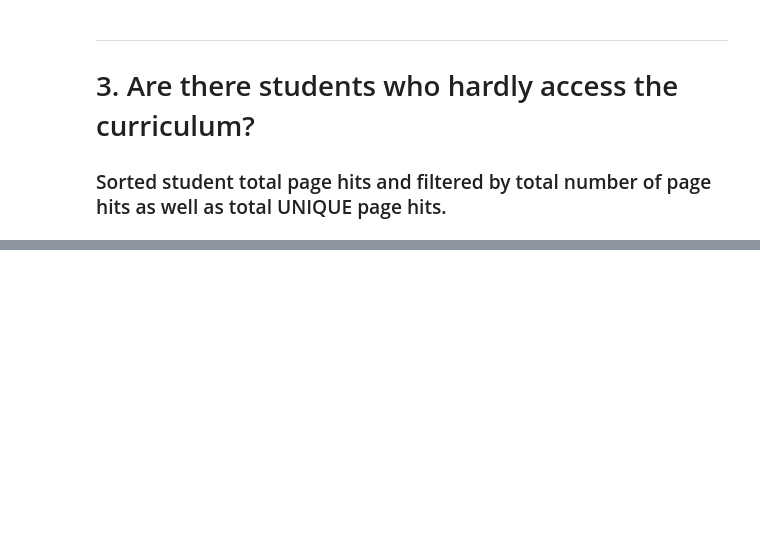
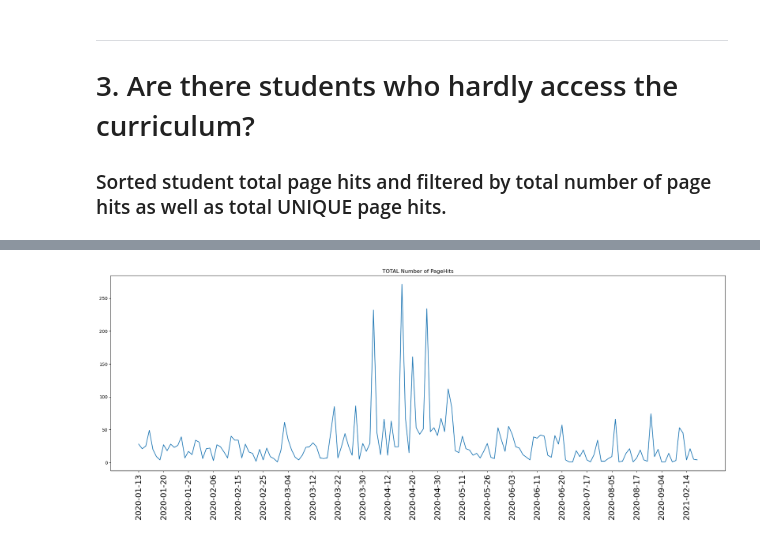
Before and after one commit to RichardAlcabes22/anomaly-detection-exercises, a Jupyter notebook: AD_project_final.ipynb, the cells around one changed output, grey strips where cells are left out. Saved outputs shown, nothing was run; the diff lists cells and outputs as text; code cells hidden in the pictures; blank space fills up the shorter version.

```diff
--- a/AD_project_final.ipynb
+++ b/AD_project_final.ipynb
@@ -141,0 +144,6 @@ page_views.sort_values('nunique',ascending=False)
+# %%
+# create a Dataframe that captures Bolinger Bands based on a Rolling-30-day Exponentially Weighted Mean
+df_time['user'] = df_time.user.astype('int')
+df0 = df_time.drop(columns=['time','timestamp'])
+df0['date'] = pd.to_datetime(df0['date'])
+df0 = df0.set_index('date')
@@ -141,0 +297,13 @@ page_views.sort_values('nunique',ascending=False)
+# %%
+# Line graph to show TOTAL daily pagehits
+date_df2 = df_time[df_time['user'] == 570].groupby('date')[['page']].count()
+
+
+plt.figure(figsize=(25,8))
+plt.plot(date_df2)
+l = date_df2.index[::7]
+plt.xticks(rotation=90,labels=l,ticks=l,size=18)
+plt.title('TOTAL Number of PageHits')
+plt.show()
+# %% [output]
+[figure, added]
```
Also changed, not shown: parts of 33 cells of this notebook, 1 other file.
